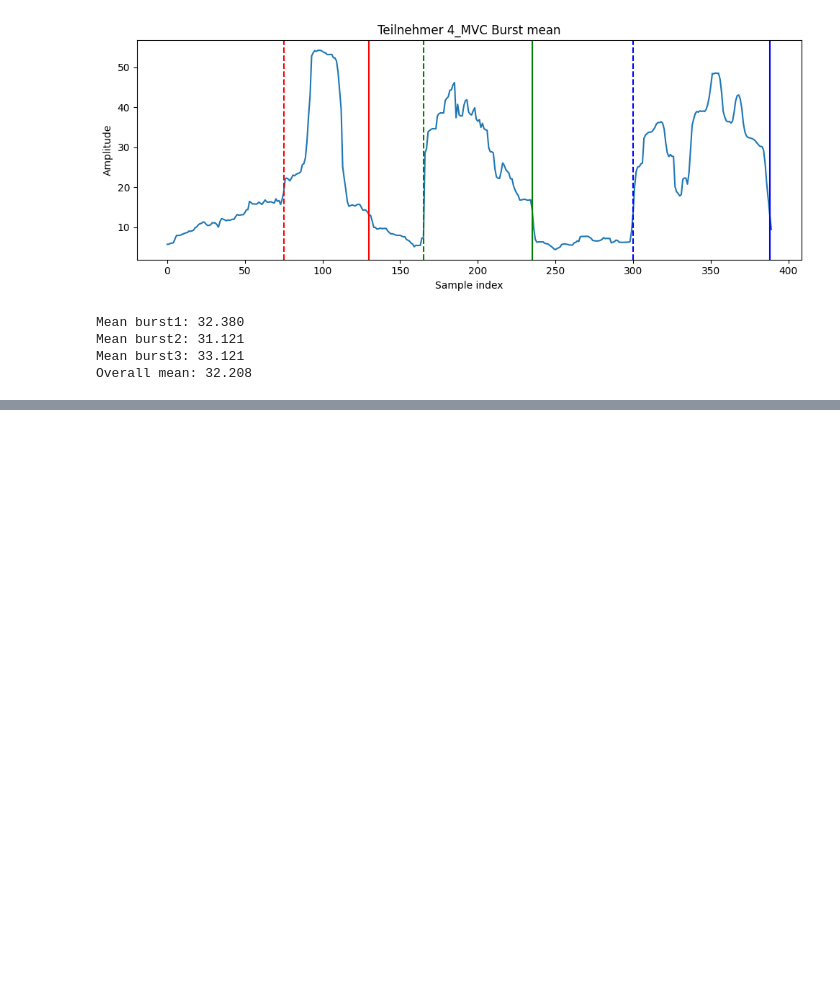
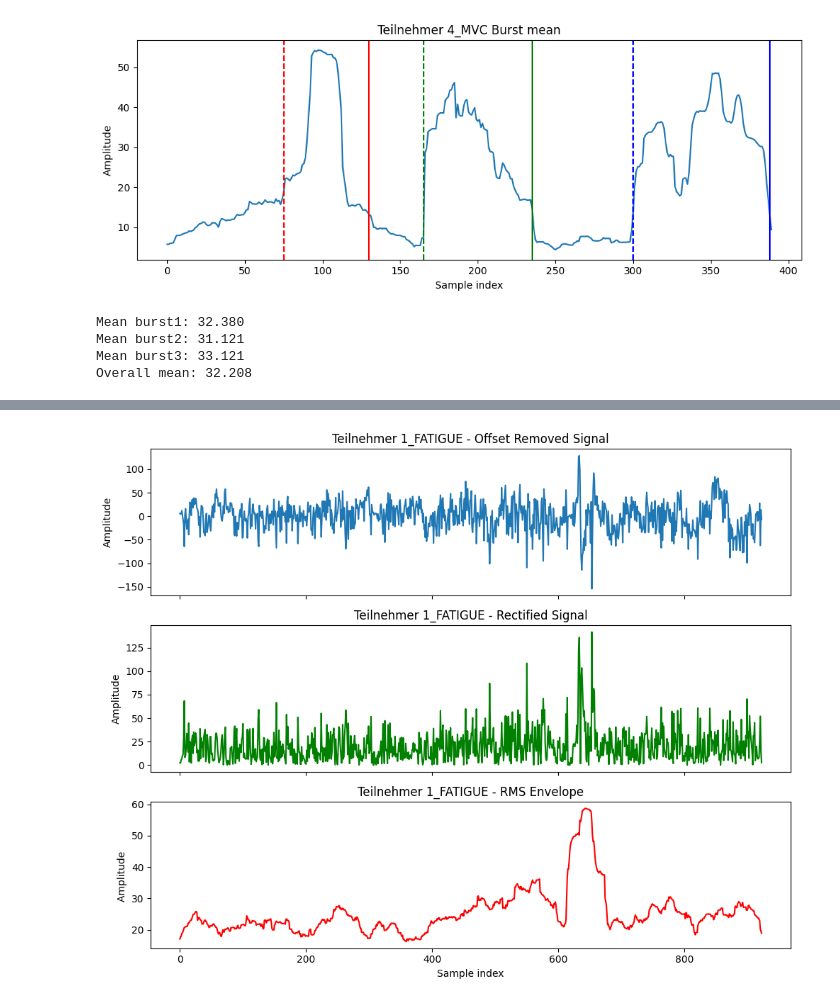
Before and after one commit to AlexKometer/Biosignalverarbeitung3, a Jupyter notebook: LAB_3_B_1.ipynb, the cells around one changed output, grey strips where cells are left out. Drawn from its saved outputs; the diff is of its cells as text; code cells hidden in the pictures; blank space fills up the shorter version.

```diff
--- a/LAB_3_B_1.ipynb
+++ b/LAB_3_B_1.ipynb
@@ -158,0 +171,9 @@ Overall mean: 32.208
+# %%
+chosen_dataset = ("Teilnehmer 1_FATIGUE")
+process_and_plot_emg(
+    csv_path=datasets[chosen_dataset],
+    title=chosen_dataset,
+    window_size=40
+)
+# %% [output]
+[figure, added]
```
Also changed, not shown: parts of 4 cells of this notebook, 6 other files.
